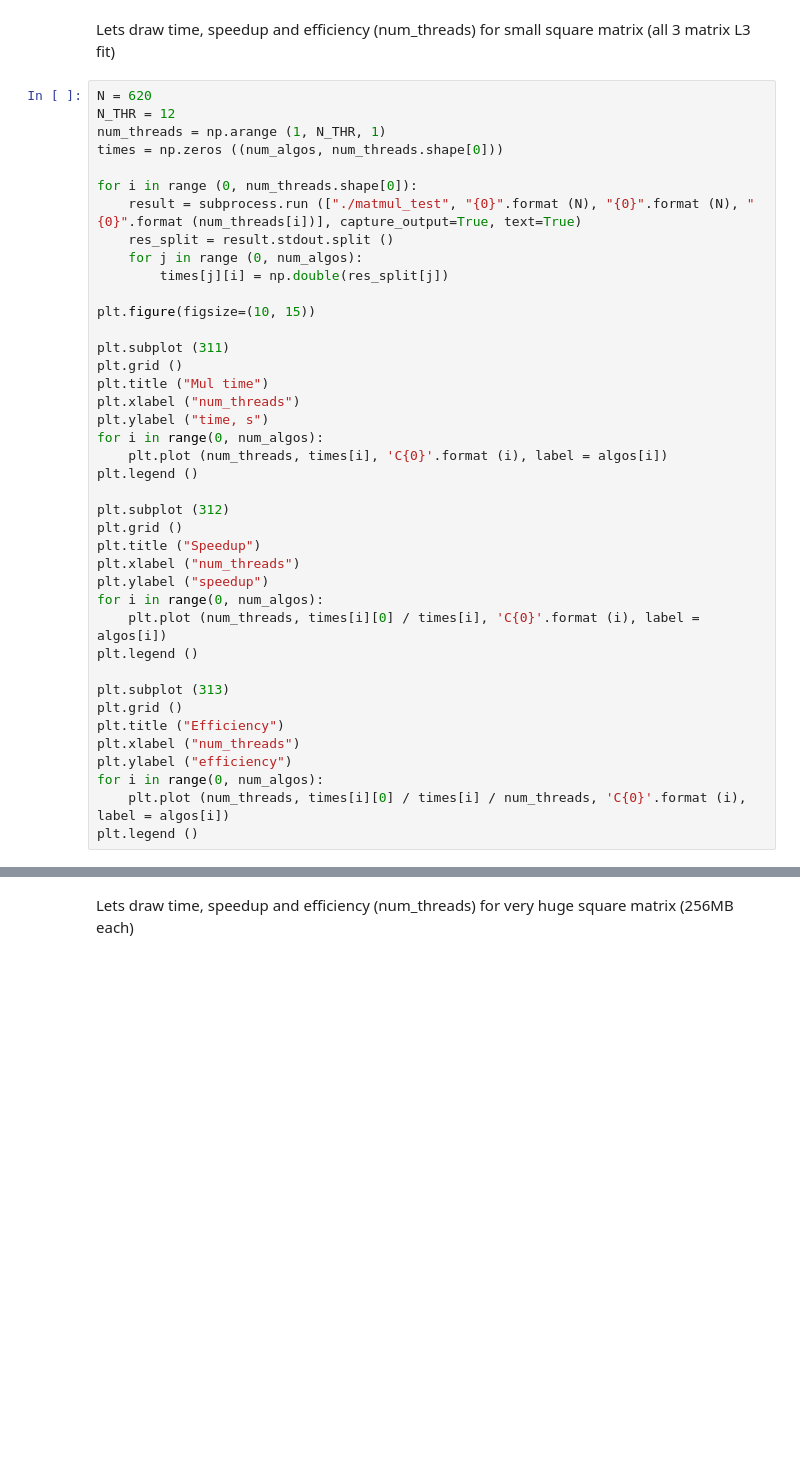
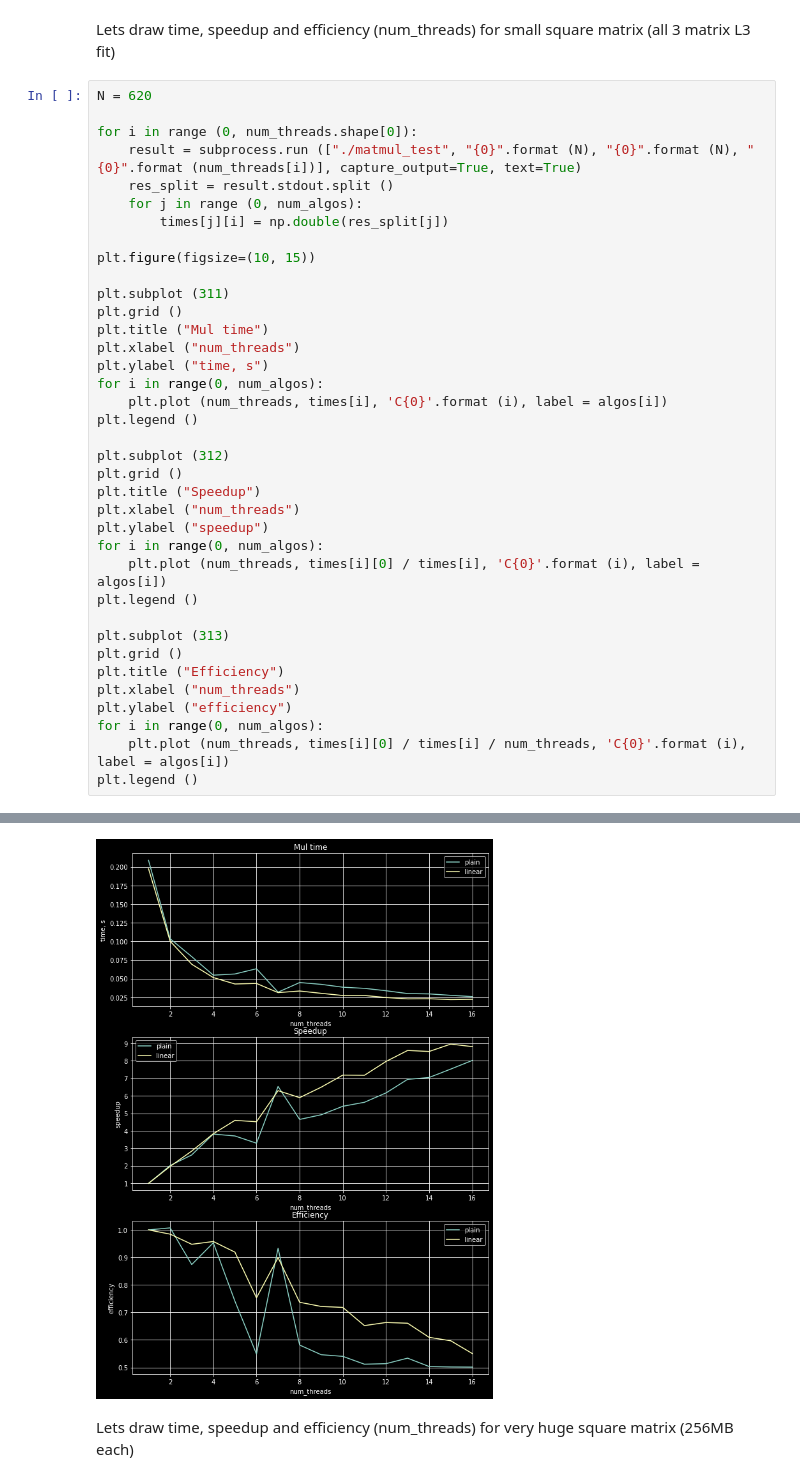
Before and after one commit to ErrrOrrr503/ComputeMath, a Jupyter notebook: linear/tester.ipynb, the cells around one changed output, grey strips where cells are left out. Cells and saved outputs as stored; diff of their text form; blank space fills up the shorter version.

```diff
--- a/linear/tester.ipynb
+++ b/linear/tester.ipynb
@@ -131,9 +132,6 @@ plt.legend ()
 Lets draw time, speedup and efficiency (num_threads) for small square matrix (all 3 matrix L3 fit)
 # %%
 N = 620
-N_THR = 12
-num_threads = np.arange (1, N_THR, 1)
-times = np.zeros ((num_algos, num_threads.shape[0]))
 
 for i in range (0, num_threads.shape[0]):
     result = subprocess.run (["./matmul_test", "{0}".format (N), "{0}".format (N), "{0}".format (num_threads[i])], capture_output=True, text=True)
@@ -169,3 +167,4 @@ plt.ylabel ("efficiency")
 for i in range(0, num_algos):
     plt.plot (num_threads, times[i][0] / times[i] / num_threads, 'C{0}'.format (i), label = algos[i])
 plt.legend ()
+# %% [output]
@@ -172,3 +172,4 @@ plt.legend ()
+[figure, added]
 # %% [markdown]
 Lets draw time, speedup and efficiency (num_threads) for very huge square matrix (256MB each)
 # %%
```
Also changed, not shown: parts of 5 cells of this notebook, 13 other files.
